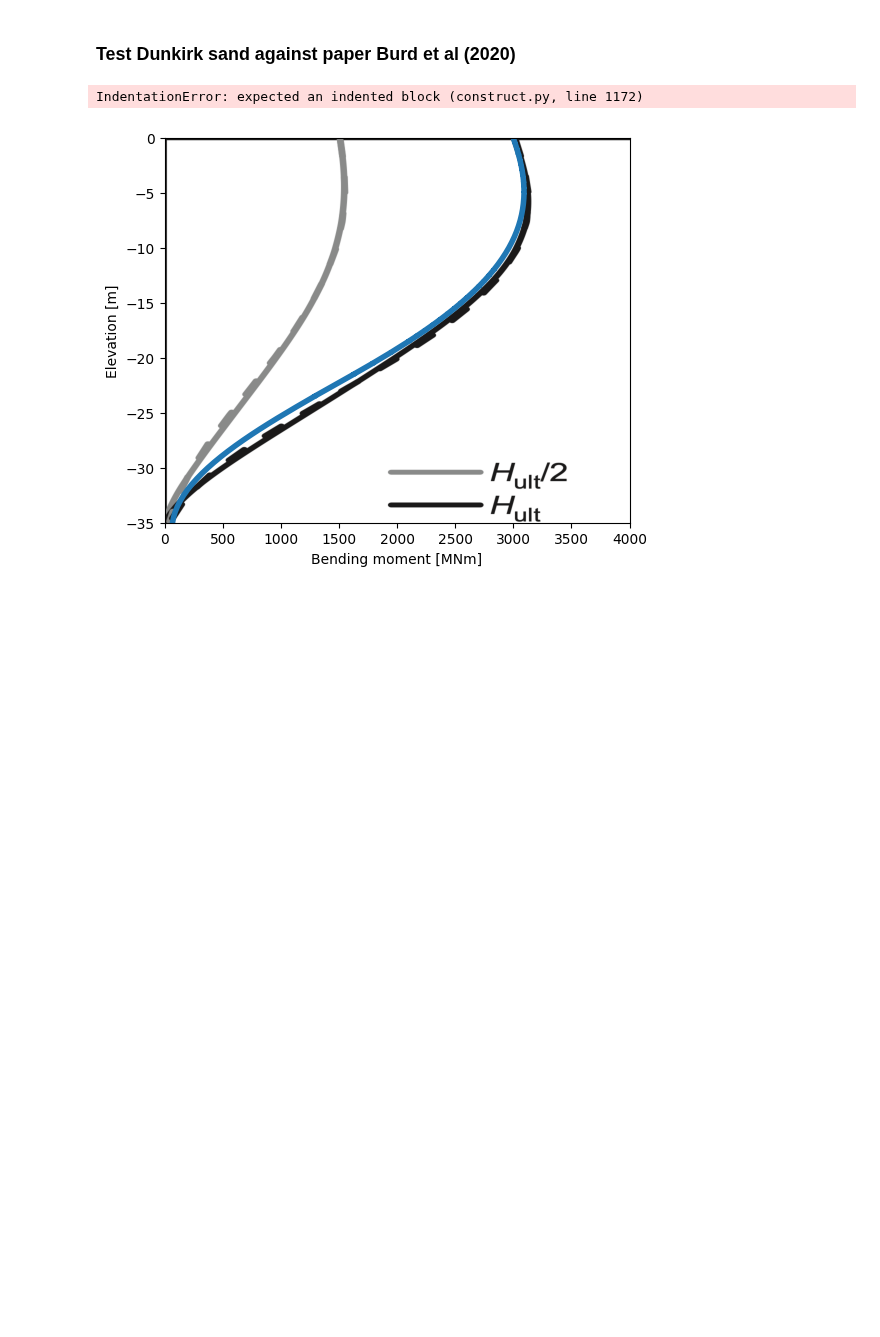
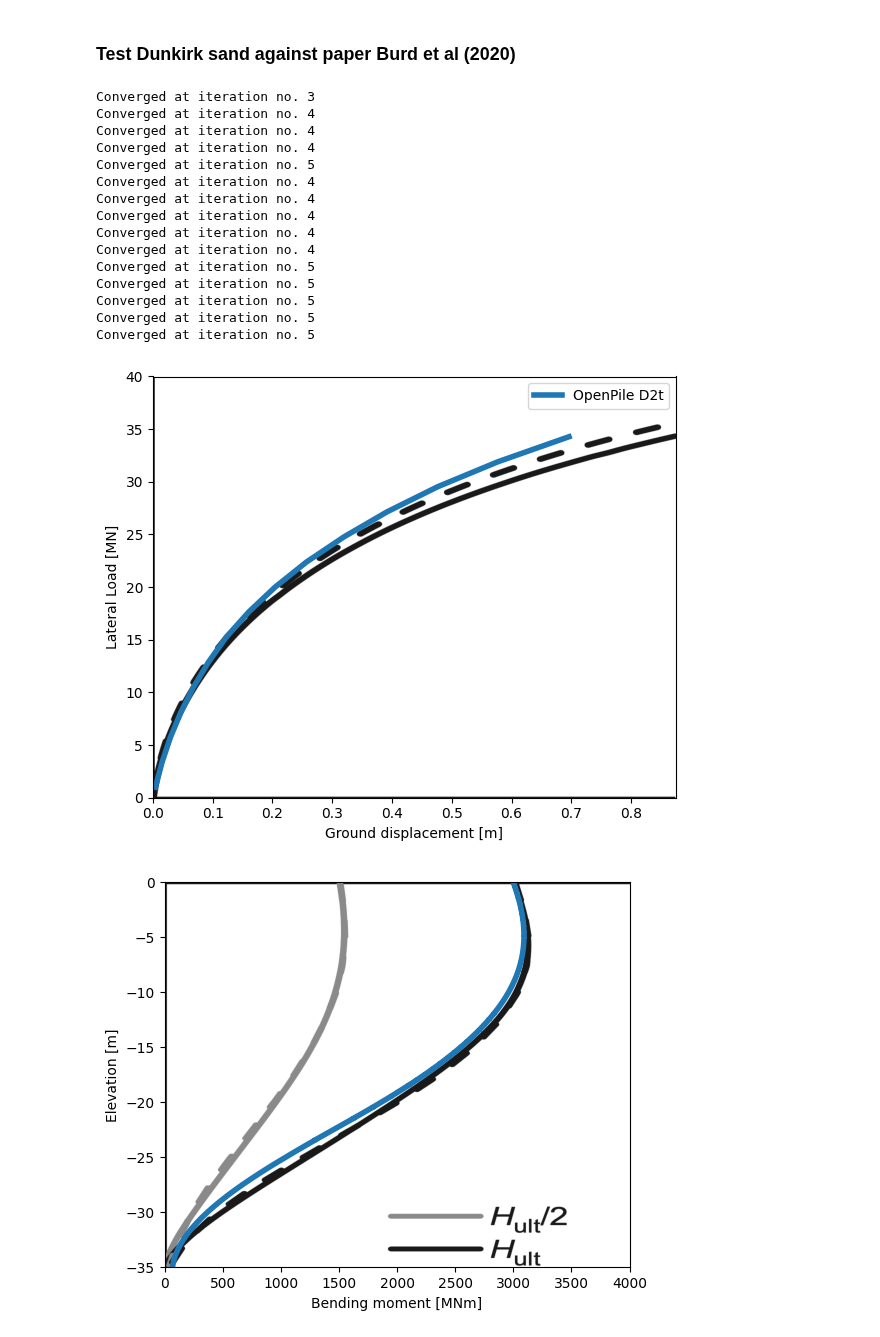
Before and after one commit to TchilDill/openpile, a Jupyter notebook: samples/GDSM_Burd2020_D2t.ipynb, the cells around one changed output. Drawn from its saved outputs; the diff is of its cells as text; code cells hidden in the pictures; blank space fills up the shorter version.

```diff
--- a/samples/GDSM_Burd2020_D2t.ipynb
+++ b/samples/GDSM_Burd2020_D2t.ipynb
@@ -6,7 +6,6 @@ import matplotlib.pyplot as plt
 
 from openpile.construct import Pile, SoilProfile, Layer, Model
 from openpile.soilmodels import Cowden_clay, Dunkirk_sand
-from openpile.analyze import winkler
 
 # Plot with piles D2t
 fig, ax = plt.subplots(figsize=[6, 5])
@@ -31,35 +30,50 @@ sp = SoilProfile(
     water_line=10,
     layers=[
         Layer(
             name="",
             top=0,
             bottom=-35,
             weight=20.09,
             lateral_model=Dunkirk_sand(Dr=[55], G0=[G0_func(1), G0_func(35)]),
         ),
     ],
 )
 
 M = Model(name="", pile=pile, soil=sp, coarseness=0.5)
 M.set_support(elevation=-35, Tx=True)
 
 vg = []
 applied_loads = np.linspace(1, 34.28, 15)
 e = 87.5
 
 for Hg in applied_loads:
     M.set_pointload(elevation=0, Py=Hg * 1e3, Mz=-Hg * 1e3 * e)
-    result = winkler(M)
+    result = M.solve()
 
     vg.append(result.deflection["Deflection [m]"][0])
 
 ax.plot(vg, applied_loads, linewidth=4)
 ax.legend(["OpenPile D2t"])
 
 plt.tight_layout()
 plt.savefig("../docs/source/_static/validation/GDSM_D2t.png")
 # %% [output]
-IndentationError: expected an indented block (construct.py, line 1172)
+Converged at iteration no. 3
+Converged at iteration no. 4
+Converged at iteration no. 4
+Converged at iteration no. 4
+Converged at iteration no. 5
+Converged at iteration no. 4
+Converged at iteration no. 4
+Converged at iteration no. 4
+Converged at iteration no. 4
+Converged at iteration no. 4
+Converged at iteration no. 5
+Converged at iteration no. 5
+Converged at iteration no. 5
+Converged at iteration no. 5
+Converged at iteration no. 5
+[figure, added]
 # %%
 # Plot with piles D2t
 fig, ax = plt.subplots(figsize=[6, 5])
```
Also changed, not shown: 6 other files.
